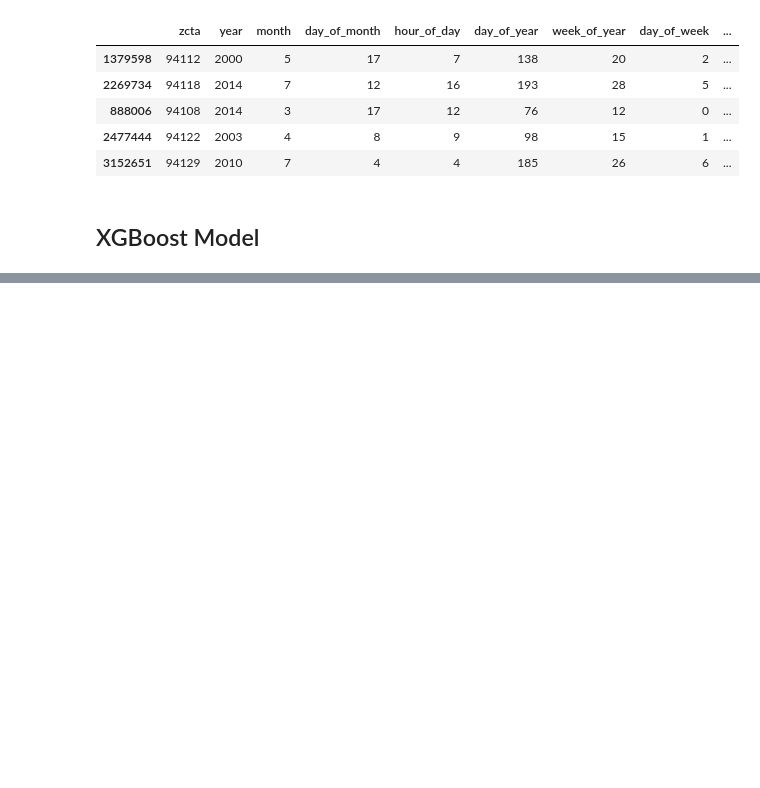
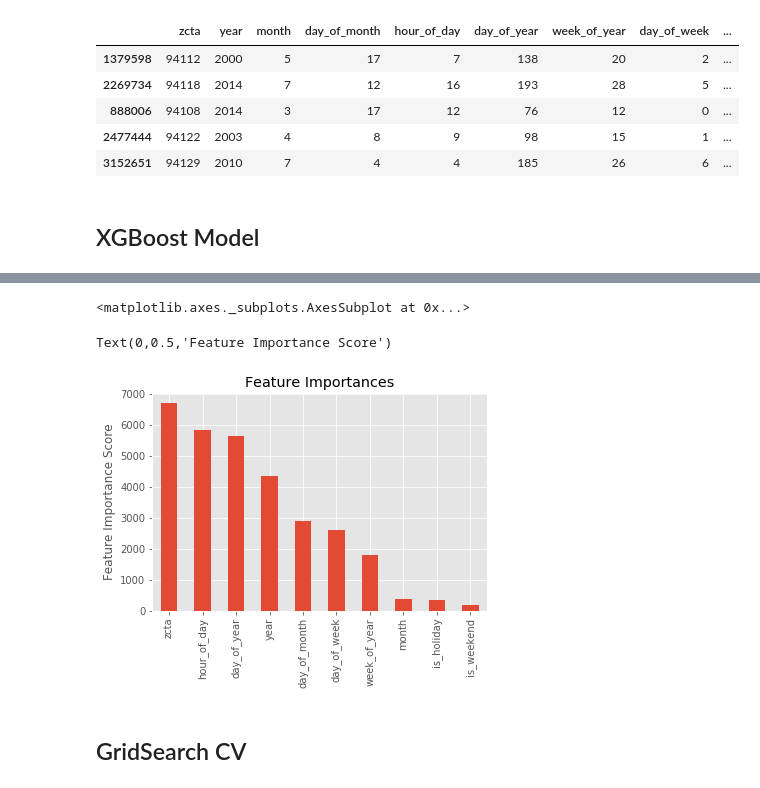
Before and after one commit to jamesypeng/Smarter-Emergency-Dispatch, a Jupyter notebook: 3 - XGB Model.ipynb, the cells around one changed output, grey strips where cells are left out. Drawn from its saved outputs; the diff is of its cells as text; code cells hidden in the pictures; blank space fills up the shorter version.

```diff
--- a/3 - XGB Model.ipynb
+++ b/3 - XGB Model.ipynb
@@ -403,0 +401,10 @@ print("Accuracy: %.2f%%" % (accuracy * 100.0))
+# %%
+feat_imp = pd.Series(model.booster().get_fscore()).sort_values(ascending=False)
+feat_imp.plot(kind='bar', title='Feature Importances')
+plt.ylabel('Feature Importance Score')
+# %% [output]
+<matplotlib.axes._subplots.AxesSubplot at 0x...>
+Text(0,0.5,'Feature Importance Score')
+[figure, added]
+# %% [markdown]
+## GridSearch CV
```
Also changed, not shown: parts of 20 cells of this notebook, 1 other file.
